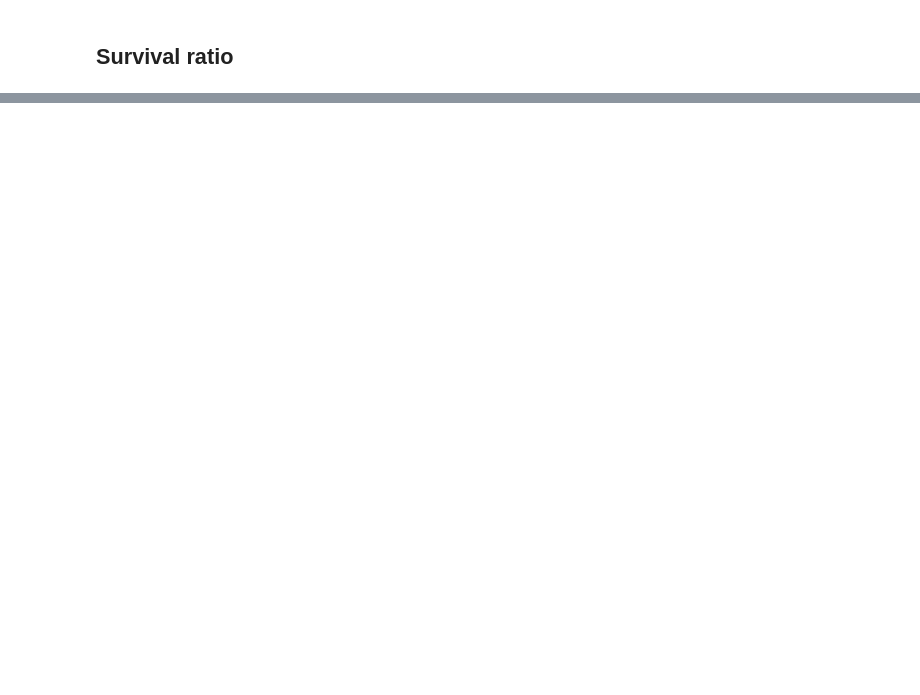
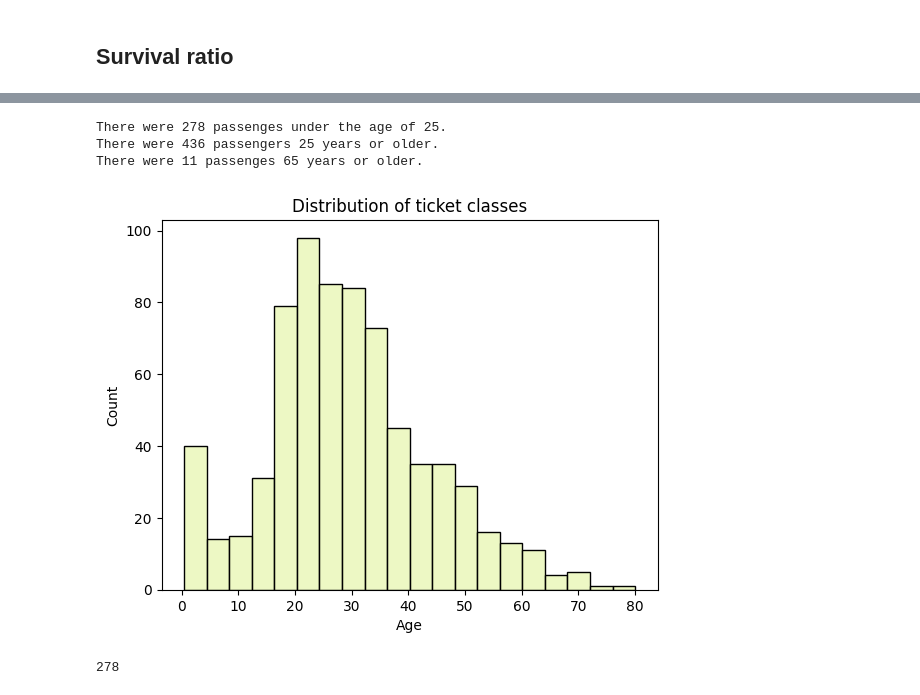
Before and after one commit to UlrikThygePedersen/Machine_Learning_Models, a Jupyter notebook: Models/Kaggle/Titanic - Machine Learning from Disaster/Titanic_Notebook.ipynb, the cells around one changed output, grey strips where cells are left out. Drawn from its saved outputs; the diff is of its cells as text; code cells hidden in the pictures; blank space fills up the shorter version.

```diff
--- a/Models/Kaggle/Titanic - Machine Learning from Disaster/Titanic_Notebook.ipynb
+++ b/Models/Kaggle/Titanic - Machine Learning from Disaster/Titanic_Notebook.ipynb
@@ -108,0 +169,19 @@ print('df_train['Survived'].value_counts()[1],  df_train['Survived'].value_count
+# %%
+df_age = df_train['Age']
+print(f'There were {np.count_nonzero(df_age < 25)} passenges under the age of 25.')
+print(f'There were {np.count_nonzero(df_age >= 25)} passengers 25 years or older.')
+print(f'There were {np.count_nonzero(df_age >= 65)} passenges 65 years or older.')
+
+
+sns.histplot(data = df_age)
+plt.title('Distribution of ticket classes')
+plt.show()
+# %% [output]
+There were 278 passenges under the age of 25.
+There were 436 passengers 25 years or older.
+There were 11 passenges 65 years or older.
+[figure, added]
+# %%
+np.count_nonzero(df_age < 25)
+# %% [output]
+278
```
Also changed, not shown: parts of 11 cells of this notebook.
